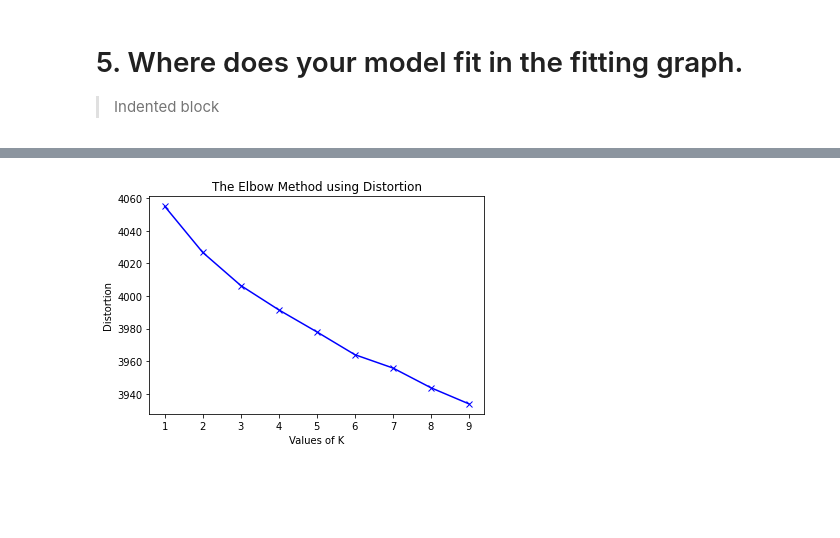
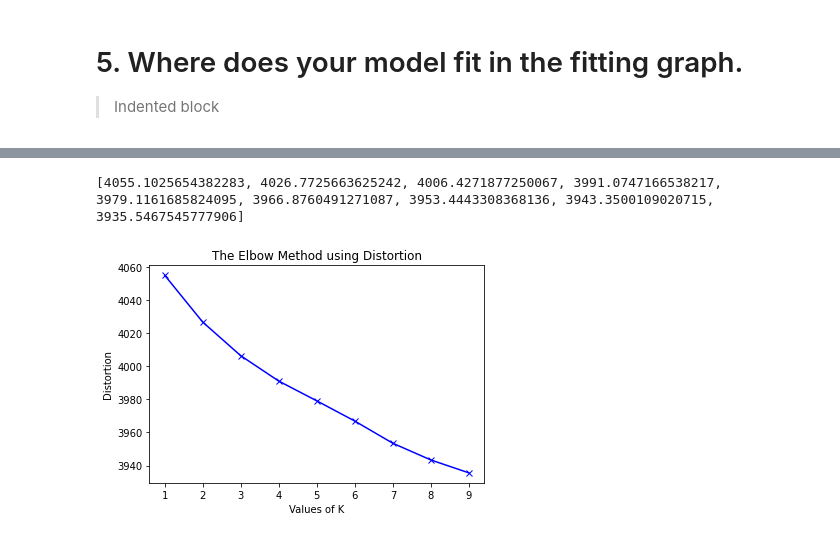
Before and after one commit to BrindaPuri/ECS171-SpamFiltering, a Jupyter notebook: SpamFilter.ipynb, the cells around one changed output, grey strips where cells are left out. Saved outputs shown, nothing was run; the diff lists cells and outputs as text; code cells hidden in the pictures; blank space fills up the shorter version.

```diff
--- a/SpamFilter.ipynb
+++ b/SpamFilter.ipynb
@@ -423,8 +428,17 @@ print(distortions)
 # %%
+from sklearn.cluster import KMeans
+distortions = []
+for i in range(1,10):
+    kmeanModel = KMeans(n_clusters=i)
+    kmeanModel.fit(train_vectors,y_train)
+    distortions.append(kmeanModel.inertia_)
+print(distortions)
+[4055.1025654382283, 4026.7681299825263, 4006.457917717692, 3991.508602092298, 3977.996380872206, 3963.996513701287, 3955.821175713536, 3943.6880744461964, 3933.786784588135]
 plt.plot(range(1,10), distortions, 'bx-')
 plt.xlabel('Values of K')
 plt.ylabel('Distortion')
 plt.title('The Elbow Method using Distortion')
 plt.show()
 # %% [output]
+[4055.1025654382283, 4026.7725663625242, 4006.4271877250067, 3991.0747166538217, 3979.1161685824095, 3966.8760491271087, 3953.4443308368136, 3943.3500109020715, 3935.5467545777906]
-[figure, old version]
+[figure, new version]
```
Also changed, not shown: parts of 4 cells of this notebook.
